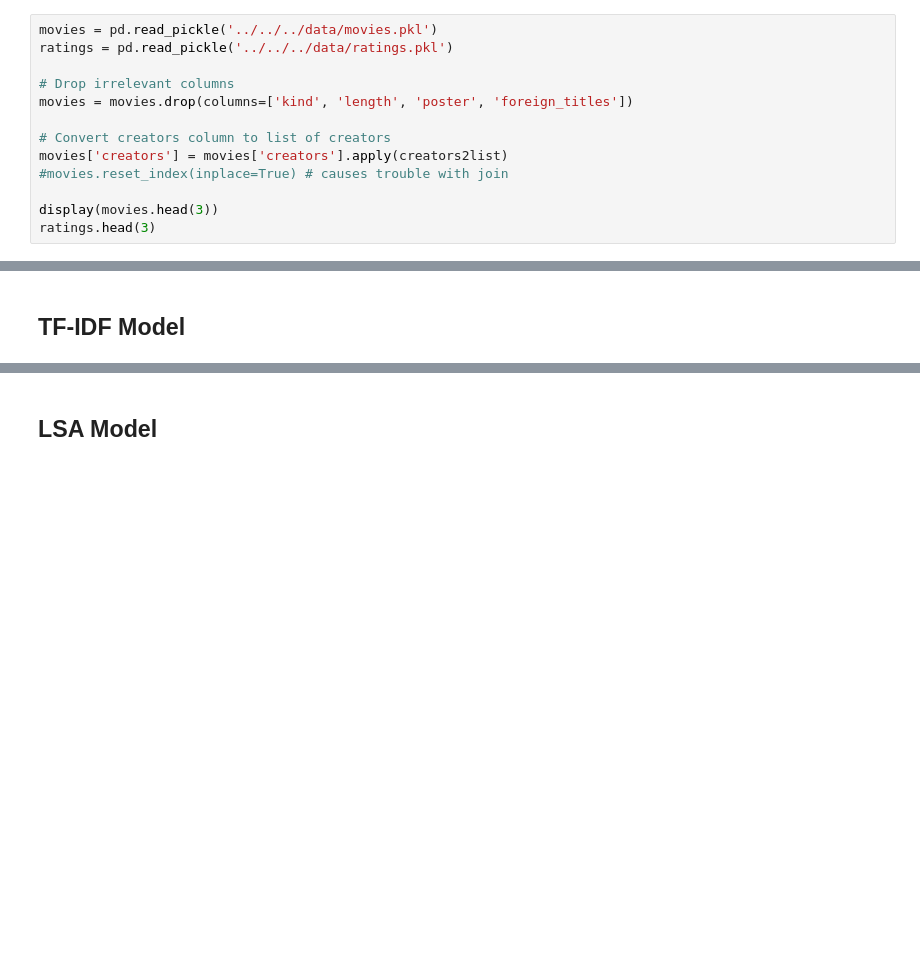
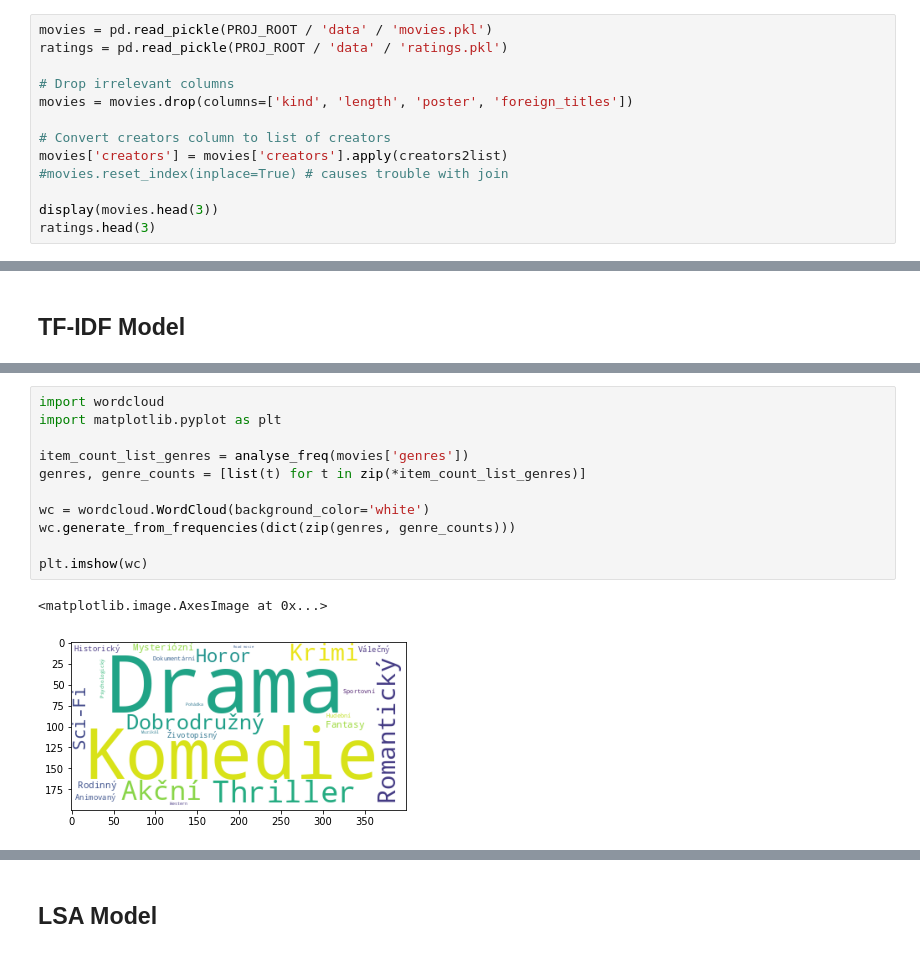
Before and after one commit to prompteus/csfd-movie-recommender, a Jupyter notebook: src/recommend/notebooks/content_recsys.ipynb, the cells around one changed output, grey strips where cells are left out. Drawn from its saved outputs; the diff is of its cells as text; blank space fills up the shorter version.

```diff
--- a/src/recommend/notebooks/content_recsys.ipynb
+++ b/src/recommend/notebooks/content_recsys.ipynb
@@ -35,8 +38,8 @@ def analyse_freq(list_of_lists : List[List[Any]]) -> List[Tuple[Any, int]]:
 # %% [markdown]
 # Load datasets
 # %%
-movies = pd.read_pickle('../../../data/movies.pkl')
-ratings = pd.read_pickle('../../../data/ratings.pkl')
+movies = pd.read_pickle(PROJ_ROOT / 'data' / 'movies.pkl')
+ratings = pd.read_pickle(PROJ_ROOT / 'data' / 'ratings.pkl')
 
 # Drop irrelevant columns
 movies = movies.drop(columns=['kind', 'length', 'poster', 'foreign_titles'])
@@ -190,0 +275,14 @@ rs.recommend([avatar], 3, return_df=True)
+# %%
+import wordcloud
+import matplotlib.pyplot as plt
+
+item_count_list_genres = analyse_freq(movies['genres'])
+genres, genre_counts = [list(t) for t in zip(*item_count_list_genres)]
+
+wc = wordcloud.WordCloud(background_color='white')
+wc.generate_from_frequencies(dict(zip(genres, genre_counts)))
+
+plt.imshow(wc)
+# %% [output]
+<matplotlib.image.AxesImage at 0x...>
+[figure, added]
```
Also changed, not shown: parts of 8 cells of this notebook.
